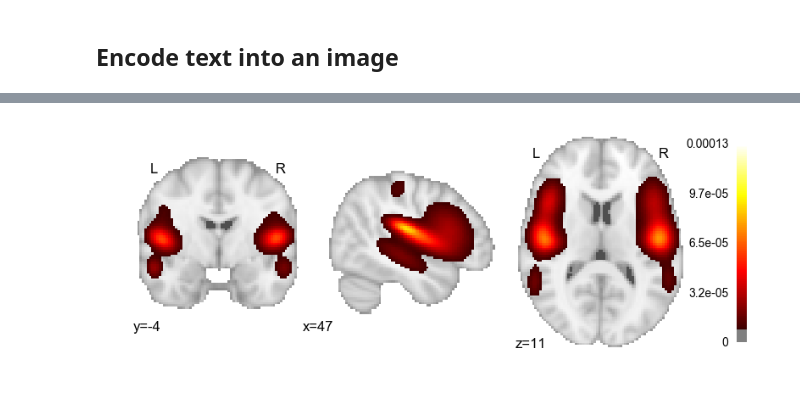
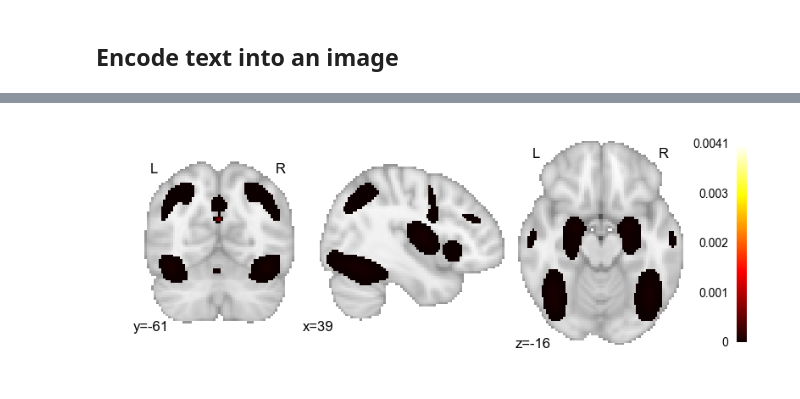
Before and after one commit to jeromedockes/gclda, a Jupyter notebook: examples/perform_decoding_and_encoding.ipynb, the cells around one changed output, grey strips where cells are left out. Drawn from its saved outputs; the diff is of its cells as text; code cells hidden in the pictures.

```diff
--- a/examples/perform_decoding_and_encoding.ipynb
+++ b/examples/perform_decoding_and_encoding.ipynb
@@ -146,11 +143,36 @@ Wall time: 19 s
 # %% [markdown]
 ## Encode text into an image
+# %%
+# From https://www.ncbi.nlm.nih.gov/pubmed/26093327
+abstract = ('We present a novel strategy for deriving a '
+            'classification system of functional neuroimaging '
+            'paradigms that relies on hierarchical clustering '
+            'of experiments archived in the BrainMap database. '
+            'The goal of our proof-of-concept application was '
+            'to examine the underlying neural architecture of '
+            'the face perception literature from a meta-analytic '
+            'perspective, as these studies include a wide range '
+            'of tasks. Task-based results exhibiting similar '
+            'activation patterns were grouped as similar, while '
+            'tasks activating different brain networks were '
+            'classified as functionally distinct. We identified '
+            'four sub-classes of face tasks: (1) Visuospatial '
+            'Attention and Visuomotor Coordination to Faces, '
+            '(2) Perception and Recognition of Faces, (3) Social '
+            'Processing and Episodic Recall of Faces, and (4) '
+            'Face Naming and Lexical Retrieval. Interpretation '
+            'of these sub-classes supports an extension of a well-'
+            'known model of face perception to include a core '
+            'system for visual analysis and extended systems for '
+            'personal information, emotion, and salience '
+            'processing. Overall, these results demonstrate that '
+            'a large-scale data mining approach can inform the '
+            'evolution of theoretical cognitive models by probing '
+            'the range of behavioral manipulations across '
+            'experimental tasks.')
 # %%
 %%time
-text = 'painful stimulation during a language task'
-encoded_arr = decoder.encode(text)
-affine = model.dataset.masker.volume.affine
-encoded_image = nib.Nifti1Image(encoded_arr, affine)
-fig = plotting.plot_stat_map(encoded_image, display_mode='ortho',
+encoded_img, _ = decoder.encode(abstract)
+fig = plotting.plot_stat_map(encoded_img, display_mode='ortho',
                              threshold=.00001, draw_cross=False)
 # %% [output]
@@ -159 +181 @@ Wall time: 17.6 s
-[figure, old version]
+[figure, new version]
```
Also changed, not shown: parts of 9 cells of this notebook, 5 other files.
